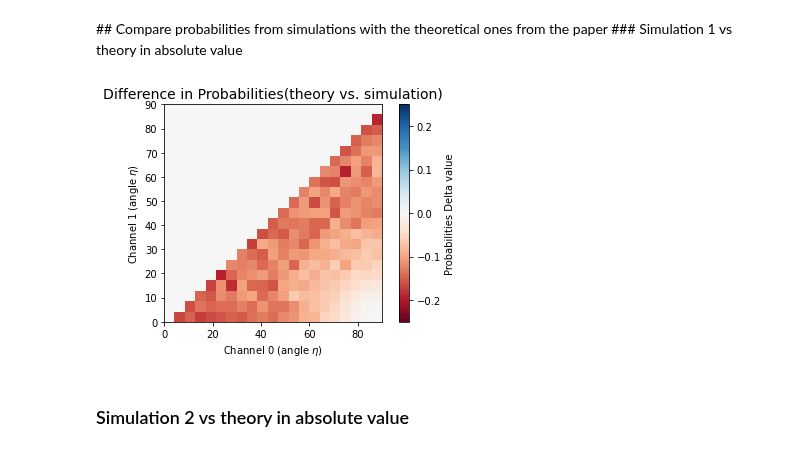
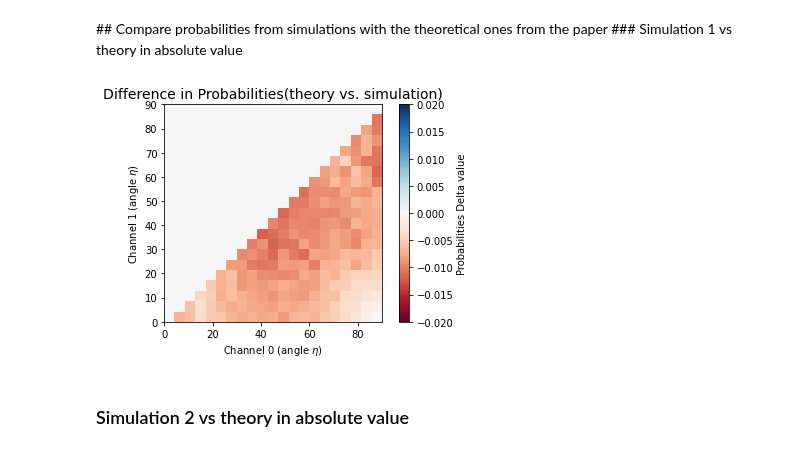
Before and after one commit to iamtxena/quantum-channel-discrimination, a Jupyter notebook: src/analyzing-optimization-results-one-qubit.ipynb, the cells around one changed output. Cells and saved outputs as stored; diff of their text form; code cells hidden in the pictures.

Commit message:
added new optimization one qubit results

```diff
--- a/src/analyzing-optimization-results-one-qubit.ipynb
+++ b/src/analyzing-optimization-results-one-qubit.ipynb
@@ -8,7 +8,13 @@ sys.path.insert(0,parentdir)
 
 from qcd.optimizationresults.globaloptimizationresults import GlobalOptimizationResults
 # %%
-results = GlobalOptimizationResults.load_results(file_names=['20210321_results_CRS',
-                                                             '20210331_C1_CRS_clons',
-                                                             '20210331_C1_DIRECT-L-RAND_clons'],
+results = GlobalOptimizationResults.load_results(file_names=[
+    '20210502a_C1_A1_1000_10000_2_0_20',
+    '20210321_results_CRS',
+    '20210331_C1_CRS_clons',
+    '20210331_C1_DIRECT-L-RAND_clons'],
                                                  path="results/")
+# %%
+results = GlobalOptimizationResults.load_results(file_names=[
+    '20210502b_C1_A1_1000_10000_2_0_20'],
+                                                 path="results/")
@@ -89,10 +119,10 @@ min: 0.0, max 0.0450848360846548
 # %%
 results.plot_probabilities_comparison_with_theoretical_result(results_index=0,
                                                               strategy='one_shot',
-                                                              vmin= -0.25,
-                                                              vmax= 0.25)
+                                                              vmin= -0.02,
+                                                              vmax= 0.02)
 # %% [output]
-[figure, old version]
+[figure, new version]
 # %% [markdown]
 ### Simulation 2 vs theory in absolute value
 # %%
```
Also changed, not shown: parts of 5 cells of this notebook, 7 other files.
